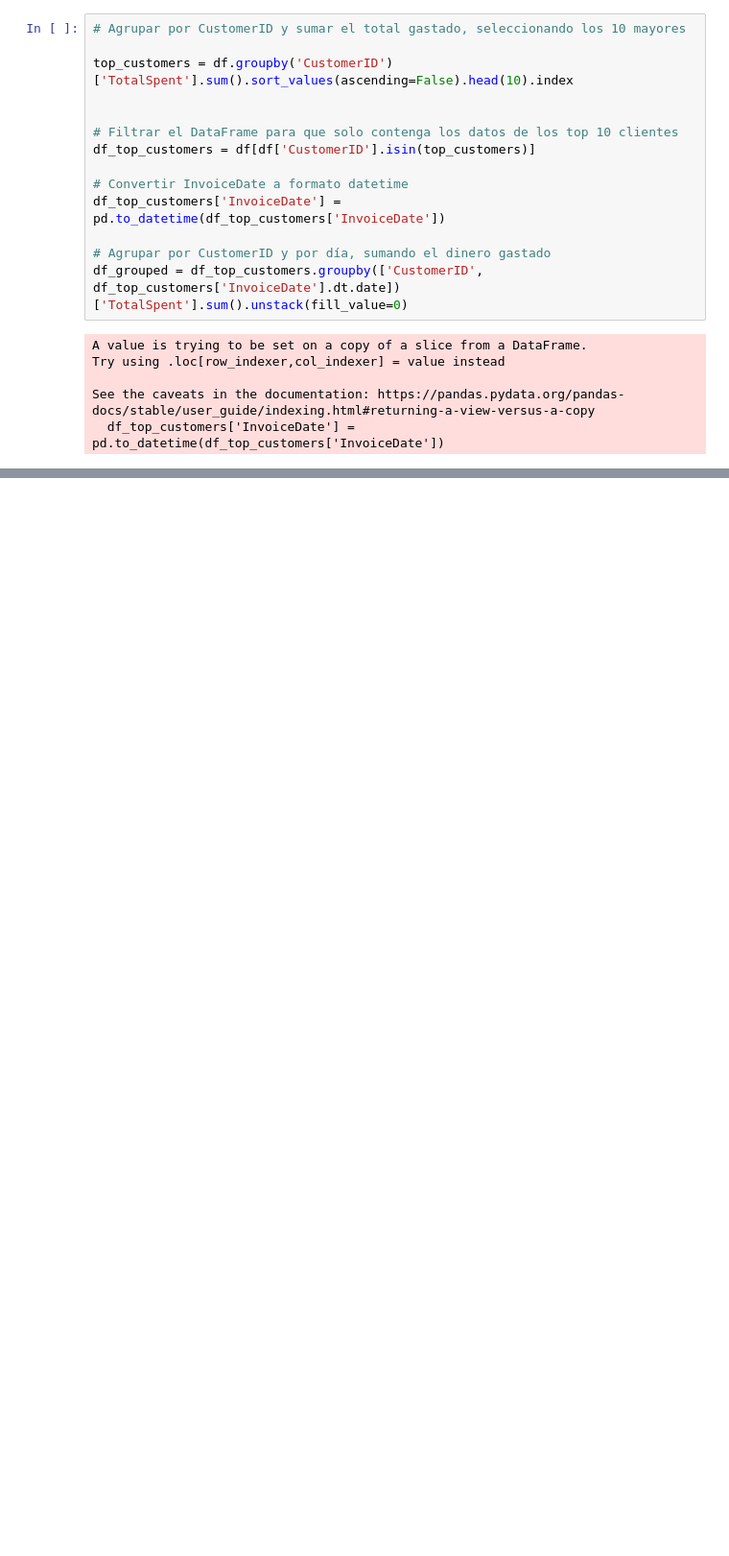
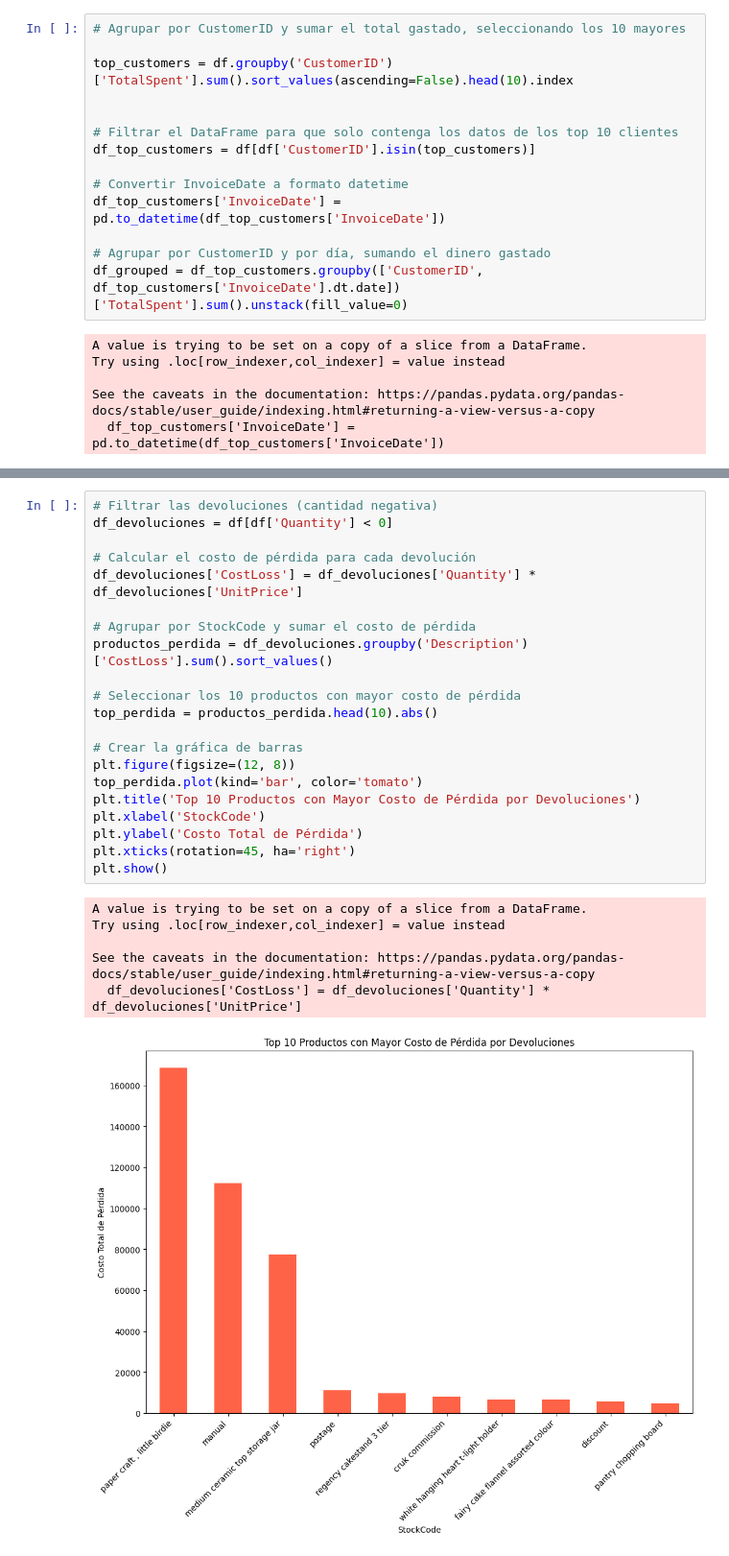
Before and after one commit to LuisHermenegildo1/wizeline_2024_equipo_5, a Jupyter notebook: src/components/lh_data_explotation.ipynb, the cells around one changed output, grey strips where cells are left out. Shown at 96% size. Cells and saved outputs as stored; diff of their text form; blank space fills up the shorter version.

```diff
--- a/src/components/lh_data_explotation.ipynb
+++ b/src/components/lh_data_explotation.ipynb
@@ -227,0 +263,28 @@ plt.show()
+# %%
+# Filtrar las devoluciones (cantidad negativa)
+df_devoluciones = df[df['Quantity'] < 0]
+
+# Calcular el costo de pérdida para cada devolución
+df_devoluciones['CostLoss'] = df_devoluciones['Quantity'] * df_devoluciones['UnitPrice']
+
+# Agrupar por StockCode y sumar el costo de pérdida
+productos_perdida = df_devoluciones.groupby('Description')['CostLoss'].sum().sort_values()
+
+# Seleccionar los 10 productos con mayor costo de pérdida
+top_perdida = productos_perdida.head(10).abs()
+
+# Crear la gráfica de barras
+plt.figure(figsize=(12, 8))
+top_perdida.plot(kind='bar', color='tomato')
+plt.title('Top 10 Productos con Mayor Costo de Pérdida por Devoluciones')
+plt.xlabel('StockCode')
+plt.ylabel('Costo Total de Pérdida')
+plt.xticks(rotation=45, ha='right')
+plt.show()
+# %% [output]
+A value is trying to be set on a copy of a slice from a DataFrame.
+Try using .loc[row_indexer,col_indexer] = value instead
+
+See the caveats in the documentation: https://pandas.pydata.org/pandas-docs/stable/user_guide/indexing.html#returning-a-view-versus-a-copy
+  df_devoluciones['CostLoss'] = df_devoluciones['Quantity'] * df_devoluciones['UnitPrice']
+[figure, added]
```
Also changed, not shown: parts of 16 cells of this notebook, 2 other files.
